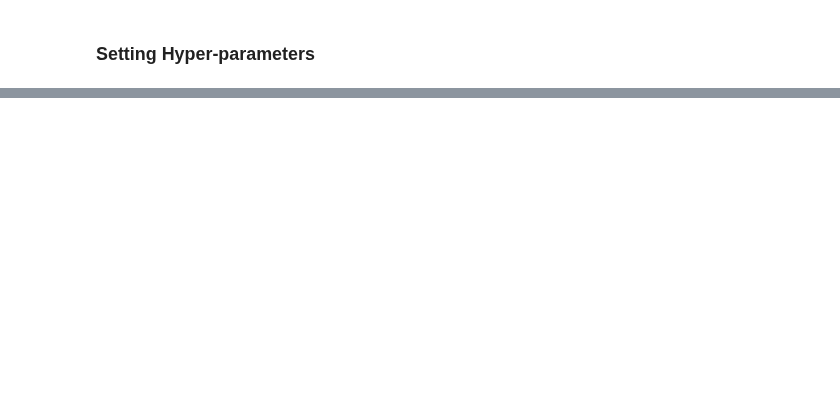
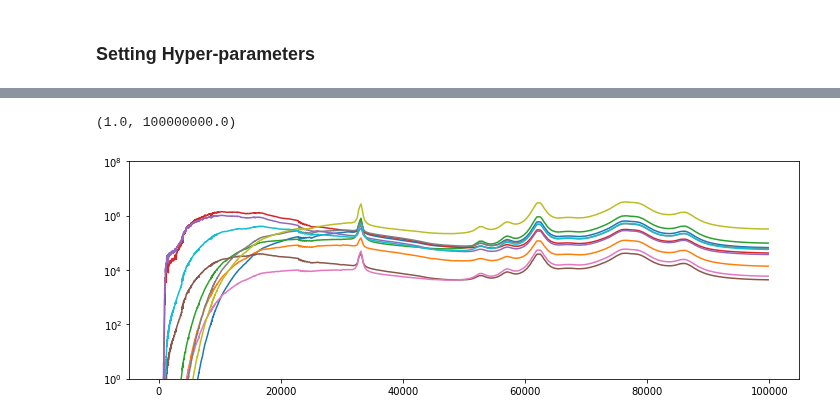
Before and after one commit to patricialarsen/emulator_utils, a Jupyter notebook: notebooks/spectral_net.ipynb, the cells around one changed output, grey strips where cells are left out. Saved outputs shown, nothing was run; the diff lists cells and outputs as text; code cells hidden in the pictures; blank space fills up the shorter version.

```diff
--- a/notebooks/spectral_net.ipynb
+++ b/notebooks/spectral_net.ipynb
@@ -21,5 +23,6 @@ mags = np.load(dirIn + 'spec.npy')
 ebv = np.load(dirIn + 'ebv.npy')
 redshift = np.load(dirIn + 'redshift.npy')
 sfh = np.load(dirIn + 'sfh.npy')
+wave = np.load(dirIn + 'wave_spec.npy')
 # %%
 sps_inputs = np.concatenate((redshift[np.newaxis, :], ebv[np.newaxis, :], sfh.T), axis=0).T
@@ -136,8 +152,11 @@ pcolor_all = mcdrop_pred(param_test_unscaled, mlp, scaler, scaler_y)
 # %%
 plt.figure(figsize = (12, 4))
-plt.plot(unscale(mag_test, scaler_y)[0:10].T, label='truth');
+plt.plot(wave, unscale(mag_test, scaler_y)[0:10].T, label='truth');
 plt.yscale('log')
 plt.ylim(1e0, 1e8)
+# %% [output]
+(1.0, 100000000.0)
+[figure, added]
 # %%
 plt.figure(figsize = (12, 4))
 # color_arr = ['blue', 'red', 'green']
```
Also changed, not shown: parts of 18 cells of this notebook, 4 other files.
